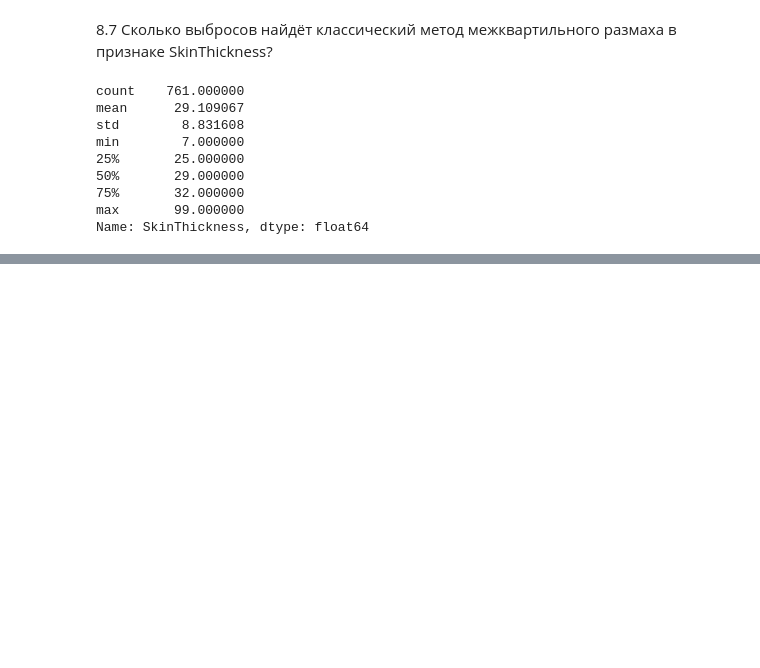
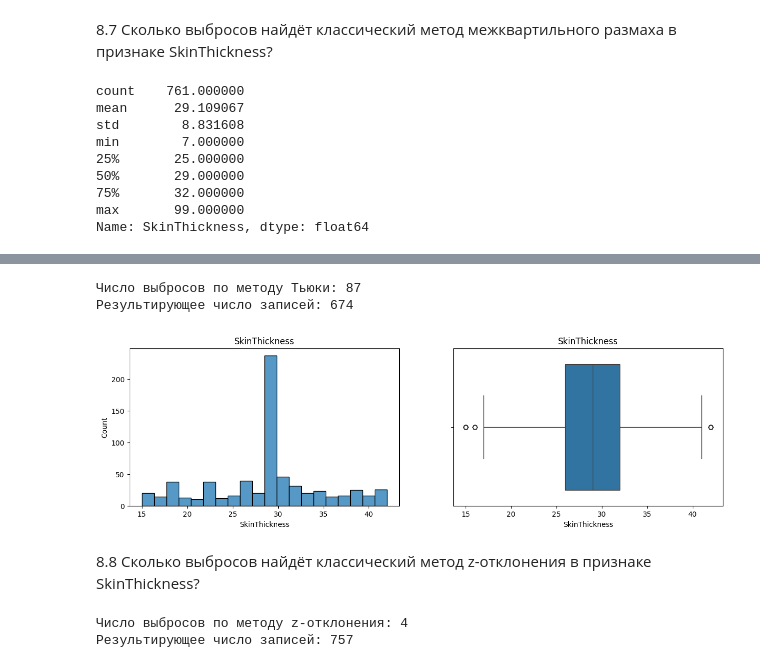
Before and after one commit to BubbleGama4ok/test, a Jupyter notebook: PY_14_Анализ данных/PY_14.Анализ данных.ipynb, the cells around one changed output, grey strips where cells are left out. Drawn from its saved outputs; the diff is of its cells as text; code cells hidden in the pictures; blank space fills up the shorter version.

```diff
--- a/PY_14_Анализ данных/PY_14.Анализ данных.ipynb
+++ b/PY_14_Анализ данных/PY_14.Анализ данных.ipynb
@@ -958,0 +961,28 @@ fig, axes = plt.subplot(nrows=1, ncols=2, figsize=(15,44))
+# %%
+def outliers_iqr(data, feature):
+    x = data[feature]
+    quartile_1, quartile_3 = x.quantile(0.25), x.quantile(0.75),
+    iqr = quartile_3 - quartile_1
+    lower_bound = quartile_1 - (iqr * 1.5)
+    upper_bound = quartile_3 + (iqr * 1.5)
+    outliers = data[(x < lower_bound) | (x > upper_bound)]
+    cleaned = data[(x >= lower_bound) & (x <= upper_bound)]
+    return outliers, cleaned
+# %%
+outliers, cleaned = outliers_iqr(diabetes, 'SkinThickness')
+print(f'Число выбросов по методу Тьюки: {outliers.shape[0]}')
+print(f'Результирующее число записей: {cleaned.shape[0]}')
+# %% [output]
+Число выбросов по методу Тьюки: 87
+Результирующее число записей: 674
+# %%
+#постоим гистограмму и коробчатую диаграмму
+fig, axes = plt.subplots(nrows=1, ncols=2, figsize=(15,4))
+histplot = sns.histplot(data=cleaned, x='SkinThickness', ax=axes[0]);
+histplot.set_title('SkinThickness');
+boxplot = sns.boxplot(data=cleaned, x='SkinThickness', ax=axes[1]);
+boxplot.set_title('SkinThickness');
+# %% [output]
+[figure, added]
+# %% [markdown]
+8.8 Сколько выбросов найдёт классический метод z-отклонения в признаке SkinThickness?
@@ -958,0 +1002,7 @@ fig, axes = plt.subplot(nrows=1, ncols=2, figsize=(15,44))
+# %%
+outliers, cleaned = outliers_z_score(diabetes, 'SkinThickness')
+print(f'Число выбросов по методу z-отклонения: {outliers.shape[0]}')
+print(f'Результирующее число записей: {cleaned.shape[0]}')
+# %% [output]
+Число выбросов по методу z-отклонения: 4
+Результирующее число записей: 757
```
Also changed, not shown: parts of 10 cells of this notebook.
